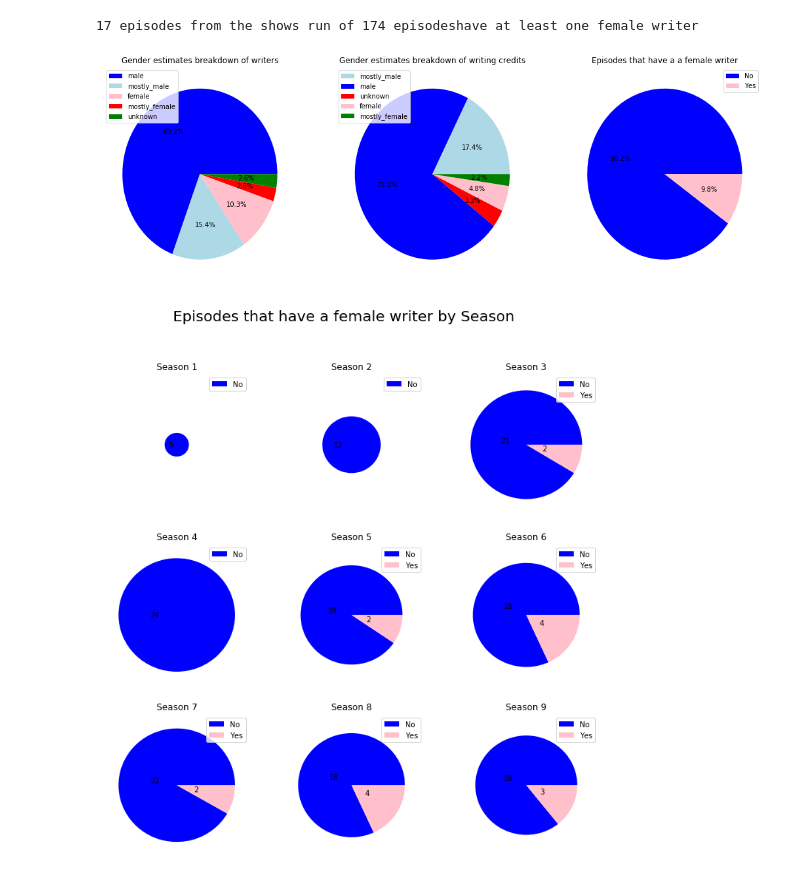
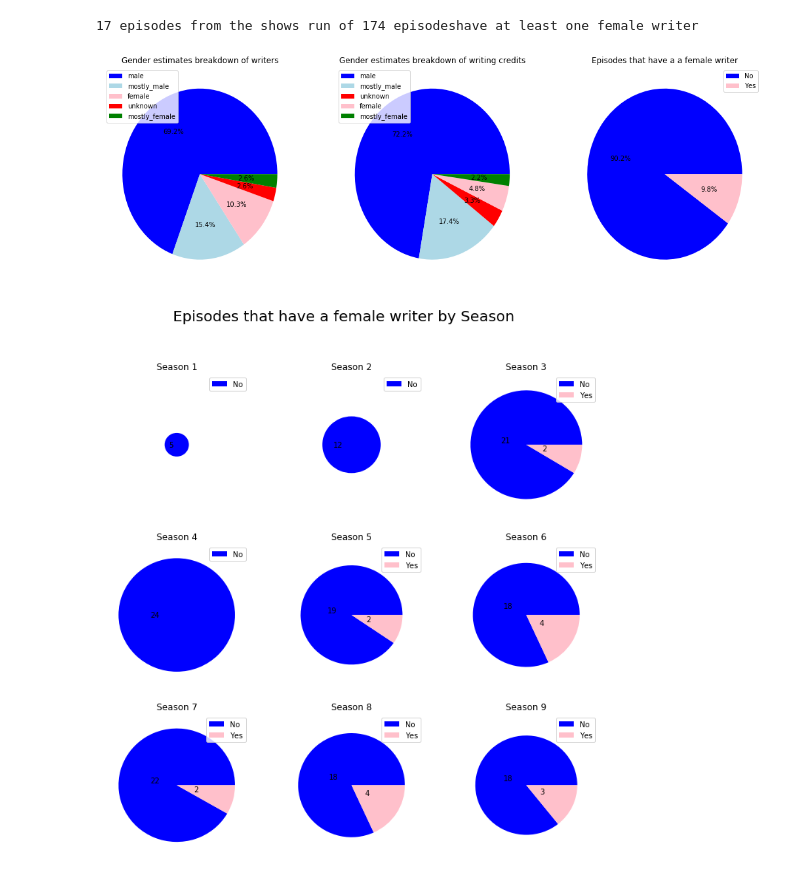
Before and after one commit to ktzioumis/The-Seinfeld, a Jupyter notebook: student.ipynb, the cells around one changed output. Drawn from its saved outputs; the diff is of its cells as text; code cells hidden in the pictures.

```diff
--- a/student.ipynb
+++ b/student.ipynb
@@ -406,24 +394,24 @@ See the caveats in the documentation: http://pandas.pydata.org/pandas-docs/stabl
 # %%
 plt.figure(figsize=(18,6))
 
 plt.subplot(1,3,1)
 plt.pie(writers_df.gender.value_counts(),autopct = "%.1f%%", colors = ['blue','lightblue', 'pink','red','green'])
 plt.legend(writers_df.gender.value_counts().index,loc='upper left')
 plt.title('Gender estimates breakdown of writers')
 
 plt.subplot(1,3,2)
-plt.pie(gender_credits.values(),autopct = "%.1f%%", colors = ['lightblue','blue', 'red','pink','green'])
+plt.pie(gender_credits.values(),autopct = "%.1f%%", colors = ['blue','lightblue', 'red','pink','green'])
 plt.legend(gender_credits.keys(),loc='upper left')
 plt.title('Gender estimates breakdown of writing credits')
 
 plt.subplot(1,3,3)
 plt.pie(episodes.has_fem.value_counts(),autopct = "%.1f%%", colors = ['blue' ,'pink'])
 plt.legend(['No','Yes'])
 plt.title('Episodes that have a a female writer')
 
 plt.show()
 # %% [output]
-[figure, old version]
+[figure, new version]
 # %%
 #pie charts sized by season length
 plt.figure(figsize=(12,12,))
```
Also changed, not shown: parts of 15 cells of this notebook, 4 other files.
